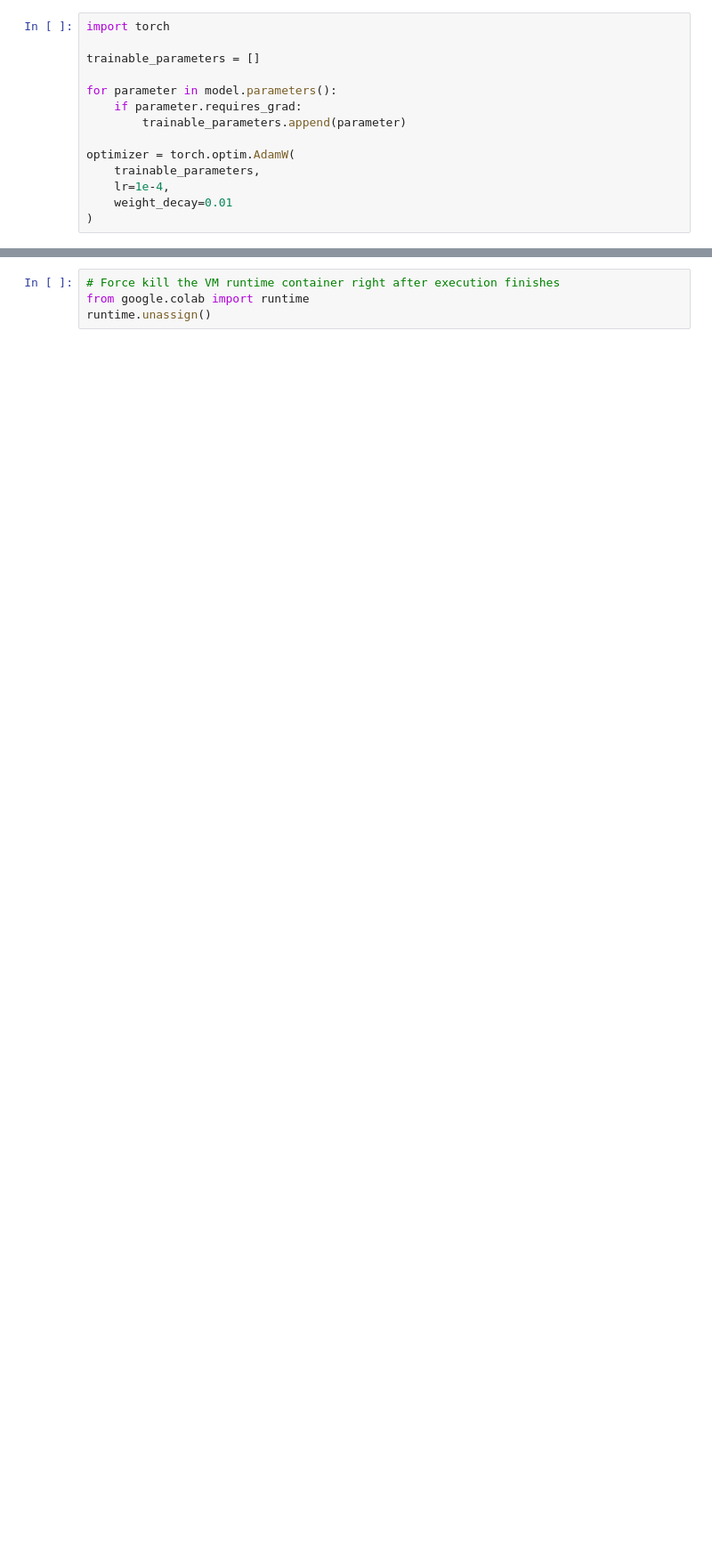
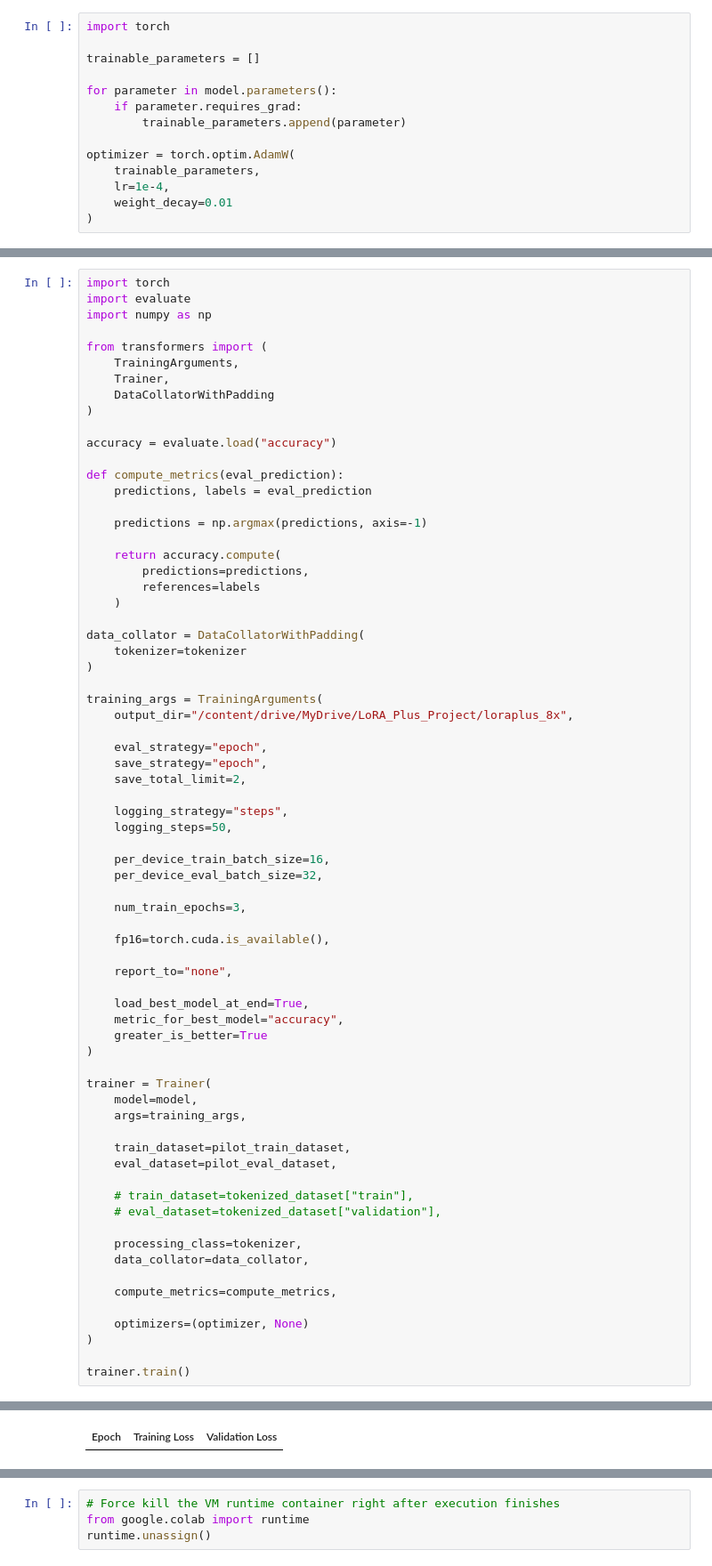
Before and after one commit to Ramprasath-Meganathan/LoRA-Plus, a Jupyter notebook: ML_Project_LoRA+.ipynb, the cells around one changed output, grey strips where cells are left out. Shown at 89% size. Saved outputs shown, nothing was run; the diff lists cells and outputs as text; blank space fills up the shorter version.

```diff
--- a/ML_Project_LoRA+.ipynb
+++ b/ML_Project_LoRA+.ipynb
@@ -249,3 +334,74 @@ optimizer = torch.optim.AdamW(
     ],
     weight_decay=0.01
 )
+# %%
+import torch
+import evaluate
+import numpy as np
+
+from transformers import (
+    TrainingArguments,
+    Trainer,
+    DataCollatorWithPadding
+)
+
+accuracy = evaluate.load("accuracy")
+
+def compute_metrics(eval_prediction):
+    predictions, labels = eval_prediction
+
+    predictions = np.argmax(predictions, axis=-1)
+
+    return accuracy.compute(
+        predictions=predictions,
+        references=labels
+    )
+
+data_collator = DataCollatorWithPadding(
+    tokenizer=tokenizer
+)
+
+training_args = TrainingArguments(
+    output_dir="/content/drive/MyDrive/LoRA_Plus_Project/loraplus_8x",
+
+    eval_strategy="epoch",
+    save_strategy="epoch",
+    save_total_limit=2,
+
+    logging_strategy="steps",
+    logging_steps=50,
+
+    per_device_train_batch_size=16,
+    per_device_eval_batch_size=32,
+
+    num_train_epochs=3,
+
+    fp16=torch.cuda.is_available(),
+
+    report_to="none",
+
+    load_best_model_at_end=True,
+    metric_for_best_model="accuracy",
+    greater_is_better=True
+)
+
+trainer = Trainer(
+    model=model,
+    args=training_args,
+
+    train_dataset=pilot_train_dataset,
+    eval_dataset=pilot_eval_dataset,
+
+    # train_dataset=tokenized_dataset["train"],
+    # eval_dataset=tokenized_dataset["validation"],
+
+    processing_class=tokenizer,
+    data_collator=data_collator,
+
+    compute_metrics=compute_metrics,
+
+    optimizers=(optimizer, None)
+)
+
+trainer.train()
+# %% [output]
@@ -251,0 +409 @@ optimizer = torch.optim.AdamW(
+| Epoch | Training Loss | Validation Loss |
```
Also changed, not shown: parts of 19 cells of this notebook.
